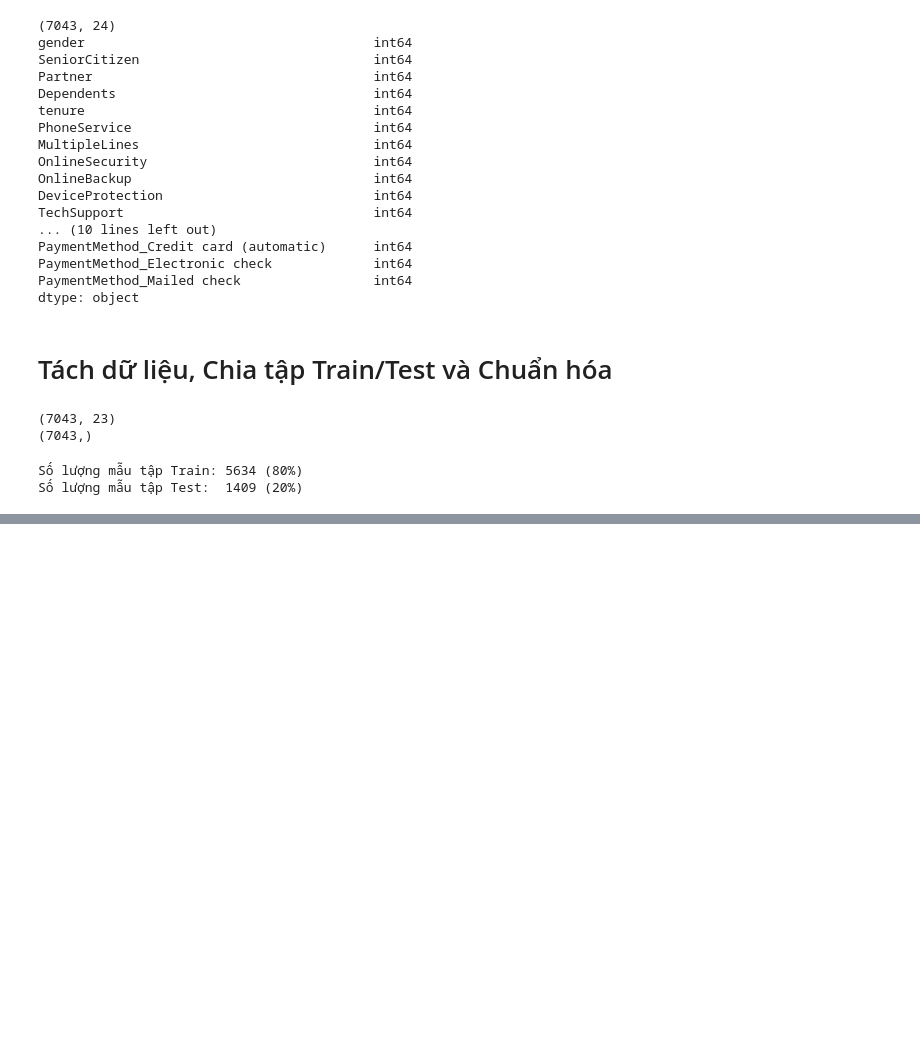
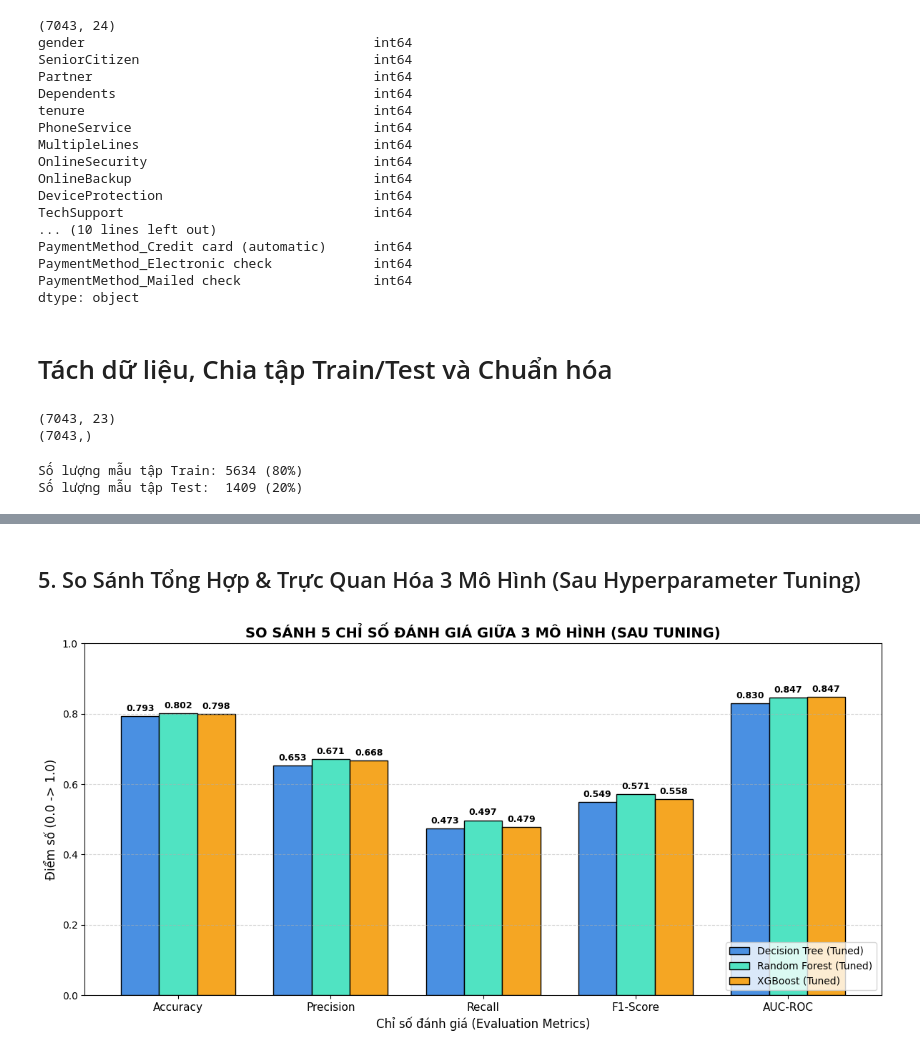
Before and after one commit to TranDuyAnhDEDA/KhaiPhaDuLieu, a Jupyter notebook: EDA.ipynb, the cells around one changed output, grey strips where cells are left out. Drawn from its saved outputs; the diff is of its cells as text; code cells hidden in the pictures; blank space fills up the shorter version.

```diff
--- a/EDA.ipynb
+++ b/EDA.ipynb
@@ -982,0 +632,15 @@ plt.show()
+# %%
+from xgboost import XGBClassifier
+
+# 3.1 Mô hình XGBoost mặc định (Baseline)
+xgb_clf = XGBClassifier(n_estimators=100, random_state=42, eval_metric='logloss')
+xgb_clf.fit(x_train, y_train)
+
+print_score(xgb_clf, x_train, y_train, x_test, y_test, train=True)
+print_score(xgb_clf, x_train, y_train, x_test, y_test, train=False)
+
+results_df = pd.concat([
+    results_df,
+    evaluate_to_df("XGBoost (Baseline)", xgb_clf, x_train, y_train, x_test, y_test)
+], ignore_index=True)
+results_df
@@ -982,0 +732,39 @@ plt.show()
+# %% [markdown]
+## 5. So Sánh Tổng Hợp & Trực Quan Hóa 3 Mô Hình (Sau Hyperparameter Tuning)
+# %%
+import numpy as np
+
+# Chuẩn bị bảng chỉ số của 3 mô hình sau Tuning (quy đổi Accuracy về thang 0-1 để vẽ chung trục)
+tuned_df = results_df[results_df['Model'].str.contains('Tuned')].copy()
+tuned_df['Accuracy'] = (tuned_df['Testing Accuracy %'] / 100).round(4)
+
+metrics = ['Accuracy', 'Precision', 'Recall', 'F1-Score', 'AUC-ROC']
+models_name = tuned_df['Model'].tolist()
+
+x_pos = np.arange(len(metrics))
+width = 0.25
+
+plt.figure(figsize=(12, 6))
+colors = ['#4A90E2', '#50E3C2', '#F5A623']
+
+for i, name in enumerate(models_name):
+    values = tuned_df.loc[tuned_df['Model'] == name, metrics].values[0]
+    rects = plt.bar(x_pos + i * width, values, width, label=name, color=colors[i], edgecolor='black')
+    for rect in rects:
+        height = rect.get_height()
+        plt.annotate(f'{height:.3f}',
+                     xy=(rect.get_x() + rect.get_width() / 2, height),
+                     xytext=(0, 3), textcoords="offset points",
+                     ha='center', va='bottom', fontsize=9, fontweight='bold')
+
+plt.title('SO SÁNH 5 CHỈ SỐ ĐÁNH GIÁ GIỮA 3 MÔ HÌNH (SAU TUNING)', fontsize=14, fontweight='bold')
+plt.xlabel('Chỉ số đánh giá (Evaluation Metrics)', fontsize=12)
+plt.ylabel('Điểm số (0.0 -> 1.0)', fontsize=12)
+plt.xticks(x_pos + width, metrics, fontsize=11)
+plt.ylim(0, 1.0)
+plt.legend(loc='lower right', fontsize=10)
+plt.grid(axis='y', linestyle='--', alpha=0.5)
+plt.tight_layout()
+plt.show()
+# %% [output]
+[figure, added]
```
Also changed, not shown: parts of 55 cells of this notebook.
